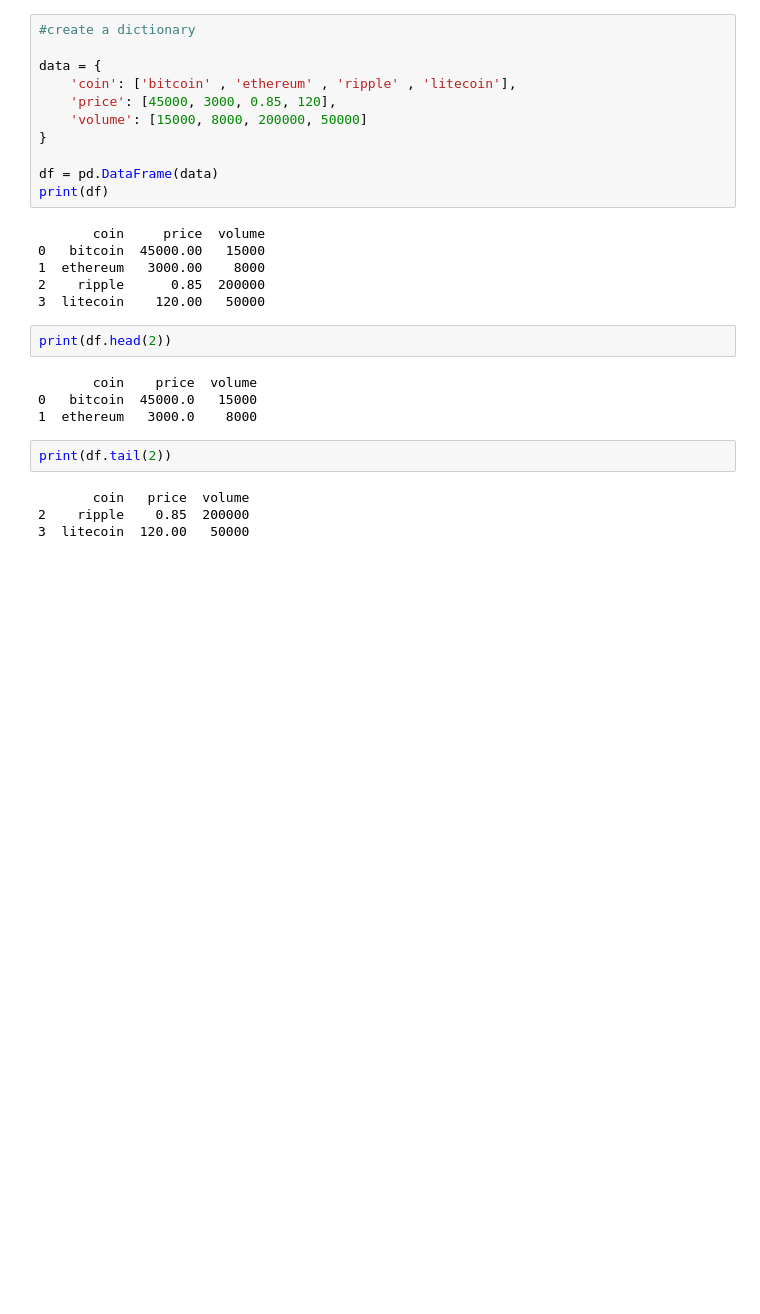
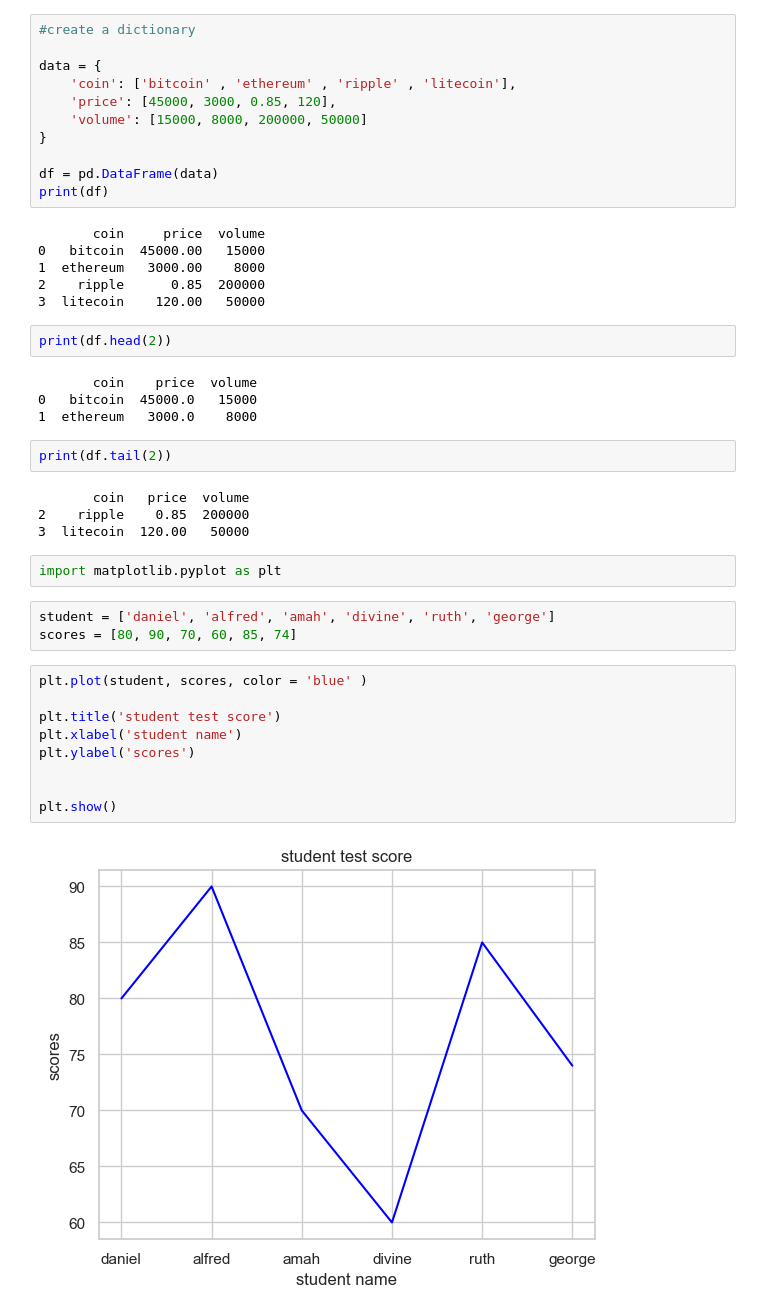
Before and after one commit to Ayodejifem/python-data-numpy-pandas, a Jupyter notebook: module_2/data_manipulation_pandas_numpy.ipynb, the cells around one changed output. Cells and saved outputs as stored; diff of their text form; blank space fills up the shorter version.

```diff
--- a/module_2/data_manipulation_pandas_numpy.ipynb
+++ b/module_2/data_manipulation_pandas_numpy.ipynb
@@ -29,3 +29,19 @@ print(df.tail(2))
        coin   price  volume
 2    ripple    0.85  200000
 3  litecoin  120.00   50000
+# %%
+import matplotlib.pyplot as plt
+# %%
+student = ['daniel', 'alfred', 'amah', 'divine', 'ruth', 'george']
+scores = [80, 90, 70, 60, 85, 74]
+# %%
+plt.plot(student, scores, color = 'blue' )
+
+plt.title('student test score')
+plt.xlabel('student name')
+plt.ylabel('scores')
+
+
+plt.show()
+# %% [output]
+[figure, added]
```
Also changed, not shown: parts of 16 cells of this notebook.
